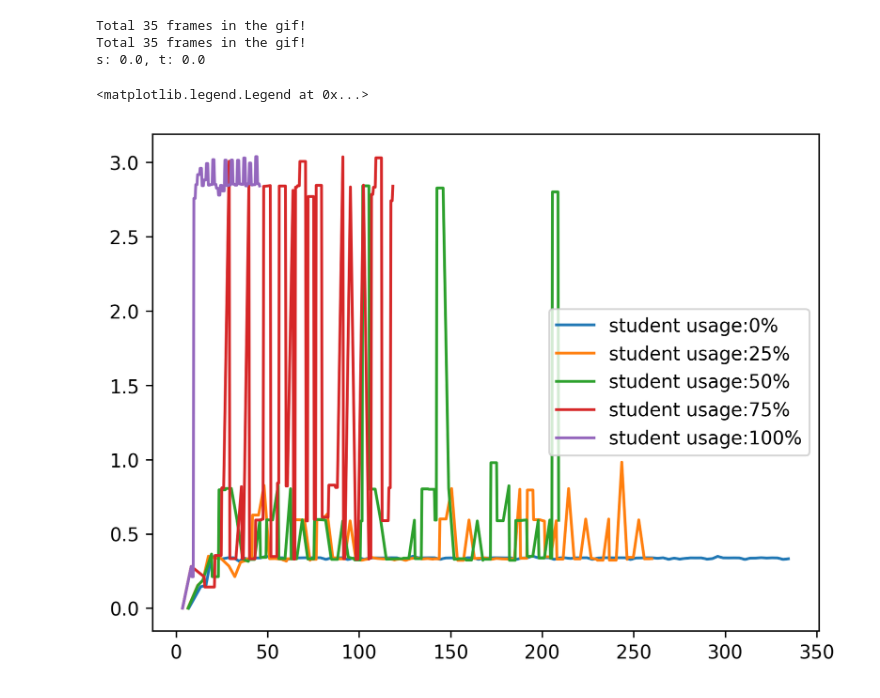
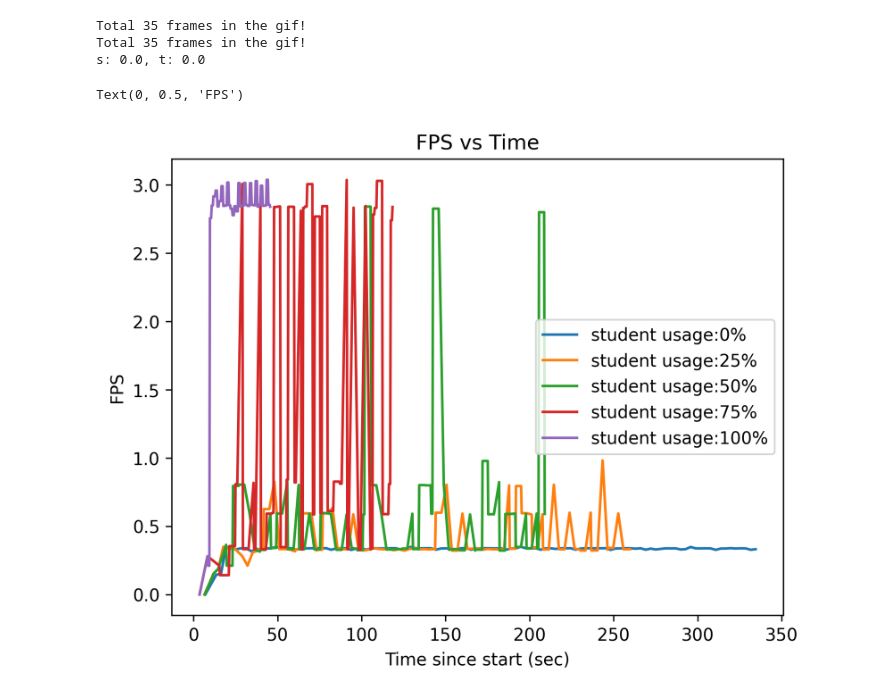
Before and after one commit to Geffen-Cooper/conformal, a Jupyter notebook: video_analysis.ipynb, the cells around one changed output. Saved outputs shown, nothing was run; the diff lists cells and outputs as text; code cells hidden in the pictures.

```diff
--- a/video_analysis.ipynb
+++ b/video_analysis.ipynb
@@ -107,12 +107,15 @@ for percent in [0,25,50,75,100]:
 # %%
 import matplotlib as mpl
 mpl.rcParams['figure.dpi'] = 300
 p = [0,25,50,75,100]
 for i,df in enumerate(dfs):
     y = df['fps'].values
     x = df['time'].values
     plt.plot(x,y,label="student usage:"+str(p[i])+"%")
 plt.legend()
+plt.title("FPS vs Time")
+plt.xlabel("Time since start (sec)")
+plt.ylabel("FPS")
 # %% [output]
-<matplotlib.legend.Legend at 0x...>
+Text(0, 0.5, 'FPS')
-[figure, old version]
+[figure, new version]
```
Also changed, not shown: 1 other file.
